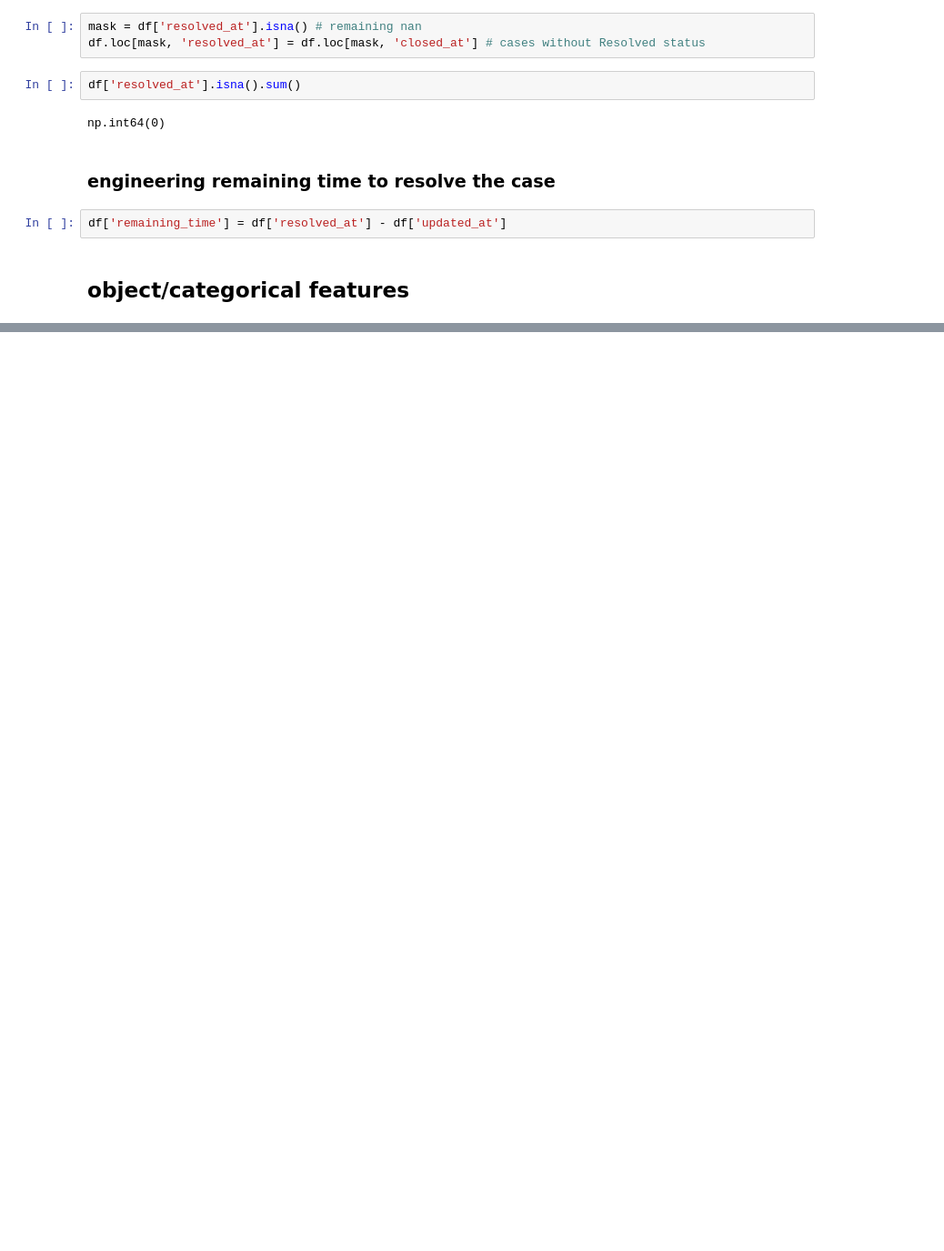
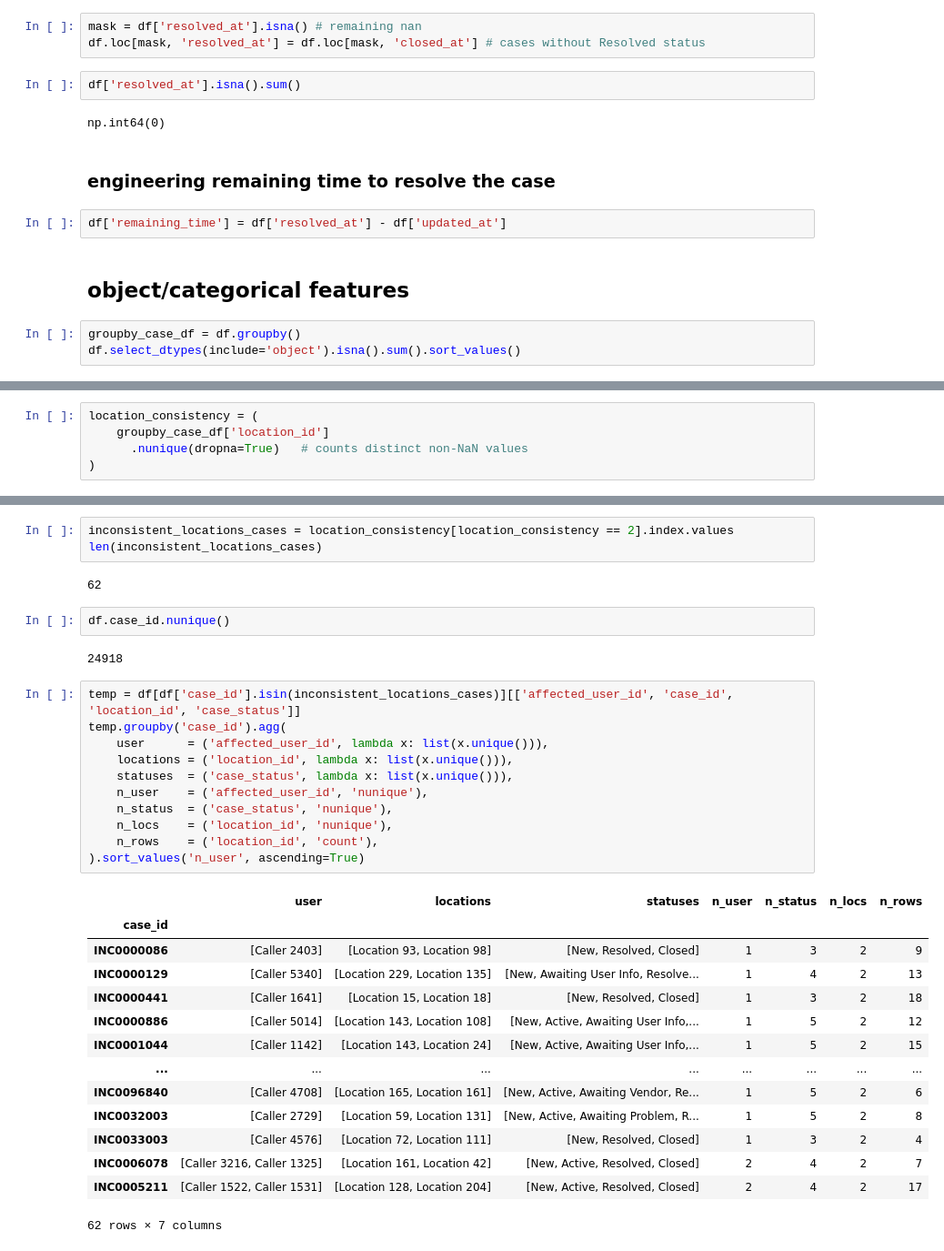
Before and after one commit to shashankgarewal/temporal-sequence-eventLog, a Jupyter notebook: notebooks/02_data_preparation.ipynb, the cells around one changed output, grey strips where cells are left out. Shown at 91% size. Cells and saved outputs as stored; diff of their text form; blank space fills up the shorter version.

```diff
--- a/notebooks/02_data_preparation.ipynb
+++ b/notebooks/02_data_preparation.ipynb
@@ -487,3 +503,6 @@ np.int64(0)
 df['remaining_time'] = df['resolved_at'] - df['updated_at']
 # %% [markdown]
 ## object/categorical features
+# %%
+groupby_case_df = df.groupby()
+df.select_dtypes(include='object').isna().sum().sort_values()
@@ -489,0 +548,5 @@ df['remaining_time'] = df['resolved_at'] - df['updated_at']
+# %%
+location_consistency = (
+    groupby_case_df['location_id']
+      .nunique(dropna=True)   # counts distinct non-NaN values
+)
@@ -489,0 +563,35 @@ df['remaining_time'] = df['resolved_at'] - df['updated_at']
+# %%
+inconsistent_locations_cases = location_consistency[location_consistency == 2].index.values
+len(inconsistent_locations_cases)
+# %% [output]
+62
+# %%
+df.case_id.nunique()
+# %% [output]
+24918
+# %%
+temp = df[df['case_id'].isin(inconsistent_locations_cases)][['affected_user_id', 'case_id', 'location_id', 'case_status']]
+temp.groupby('case_id').agg(
+    user      = ('affected_user_id', lambda x: list(x.unique())),
+    locations = ('location_id', lambda x: list(x.unique())),
+    statuses  = ('case_status', lambda x: list(x.unique())),
+    n_user    = ('affected_user_id', 'nunique'),
+    n_status  = ('case_status', 'nunique'),
+    n_locs    = ('location_id', 'nunique'),
+    n_rows    = ('location_id', 'count'),
+).sort_values('n_user', ascending=True)
+# %% [output]
+|  | user | locations | statuses | n_user | n_status | n_locs | n_rows |
+| case_id |  |  |  |  |  |  |  |
+| INC0000086 | [Caller 2403] | [Location 93, Location 98] | [New, Resolved, Closed] | 1 | 3 | 2 | 9 |
+| INC0000129 | [Caller 5340] | [Location 229, Location 135] | [New, Awaiting User Info, Resolve... | 1 | 4 | 2 | 13 |
+| INC0000441 | [Caller 1641] | [Location 15, Location 18] | [New, Resolved, Closed] | 1 | 3 | 2 | 18 |
+| INC0000886 | [Caller 5014] | [Location 143, Location 108] | [New, Active, Awaiting User Info,... | 1 | 5 | 2 | 12 |
+| INC0001044 | [Caller 1142] | [Location 143, Location 24] | [New, Active, Awaiting User Info,... | 1 | 5 | 2 | 15 |
+| ... | ... | ... | ... | ... | ... | ... | ... |
+| INC0096840 | [Caller 4708] | [Location 165, Location 161] | [New, Active, Awaiting Vendor, Re... | 1 | 5 | 2 | 6 |
+| INC0032003 | [Caller 2729] | [Location 59, Location 131] | [New, Active, Awaiting Problem, R... | 1 | 5 | 2 | 8 |
+| INC0033003 | [Caller 4576] | [Location 72, Location 111] | [New, Resolved, Closed] | 1 | 3 | 2 | 4 |
+| INC0006078 | [Caller 3216, Caller 1325] | [Location 161, Location 42] | [New, Active, Resolved, Closed] | 2 | 4 | 2 | 7 |
+| INC0005211 | [Caller 1522, Caller 1531] | [Location 128, Location 204] | [New, Active, Resolved, Closed] | 2 | 4 | 2 | 17 |
+62 rows × 7 columns
```
Also changed, not shown: parts of 28 cells of this notebook.
